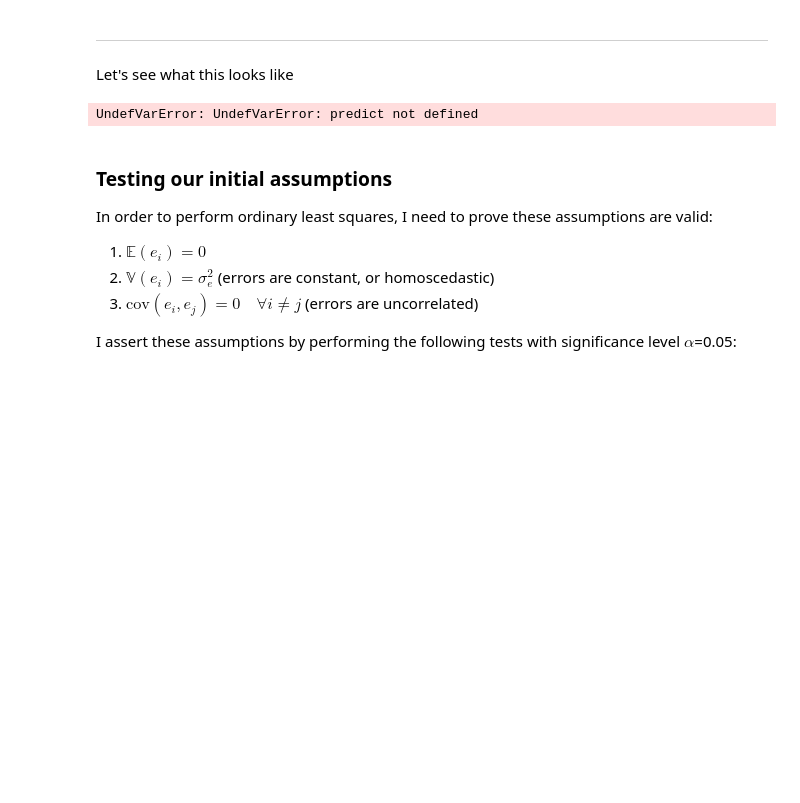
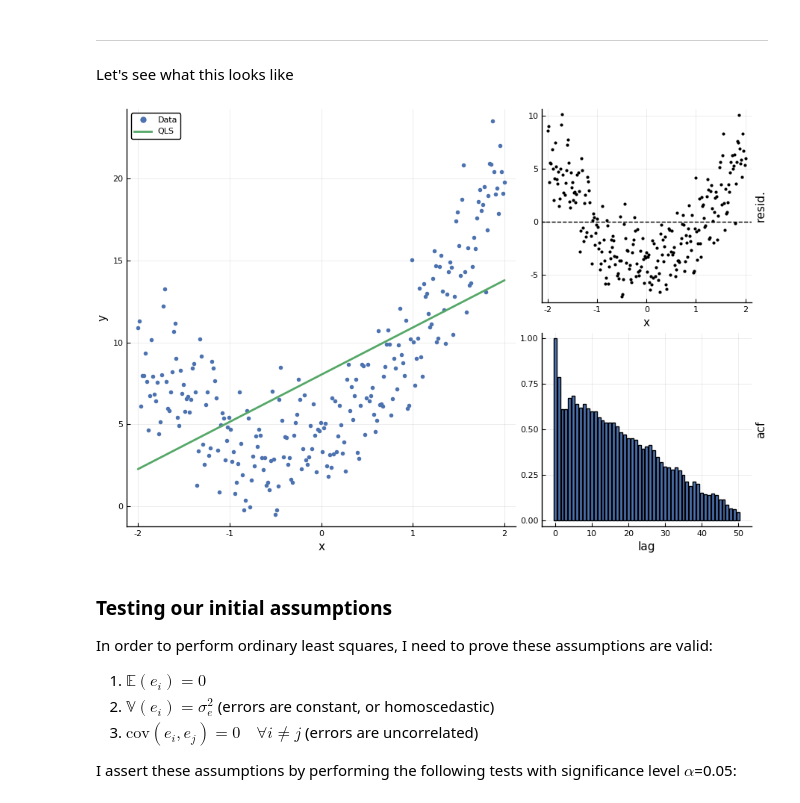
Before and after one commit to mileslucas/coms574, a Jupyter notebook: hw2.ipynb, the cells around one changed output. Cells and saved outputs as stored; diff of their text form; code cells hidden in the pictures; blank space fills up the shorter version.

```diff
--- a/hw2.ipynb
+++ b/hw2.ipynb
@@ -101,39 +93,39 @@ p1 = @df data scatter(:x, :y,
     label="Data",
     xlabel="x",
     ylabel="y",
-    markersize=2,
+    markersize=4,
 )
 
-plot!(data.x, predict(ols),
+plot!(data.x, GLM.predict(ols),
     lw=2,
     label="QLS"
 )
 p2 = scatter(data.x, residuals(ols),
-    ms=2,
+    ms=3,
     color=:black,
     ylabel="resid.",
     label="",
     xlabel="x",
     yguide_position=:right,
 )
 
 hline!([0],
     ls=:dash,
     c=:black,
     label="")
 
 lags = 0:50
 p3 = bar(lags, autocor(residuals(ols), lags),
     xlabel="lag",
     ylabel="acf",
     label="",
     yguide_position=:right,
 )
 
 l = @layout [a{0.65w} [b; c]]
 plot(p1, p2, p3, layout=l)
 # %% [output]
-UndefVarError: UndefVarError: predict not defined
+[figure, added]
 # %% [markdown]
 ### Testing our initial assumptions
 
```
Also changed, not shown: parts of 6 cells of this notebook.
